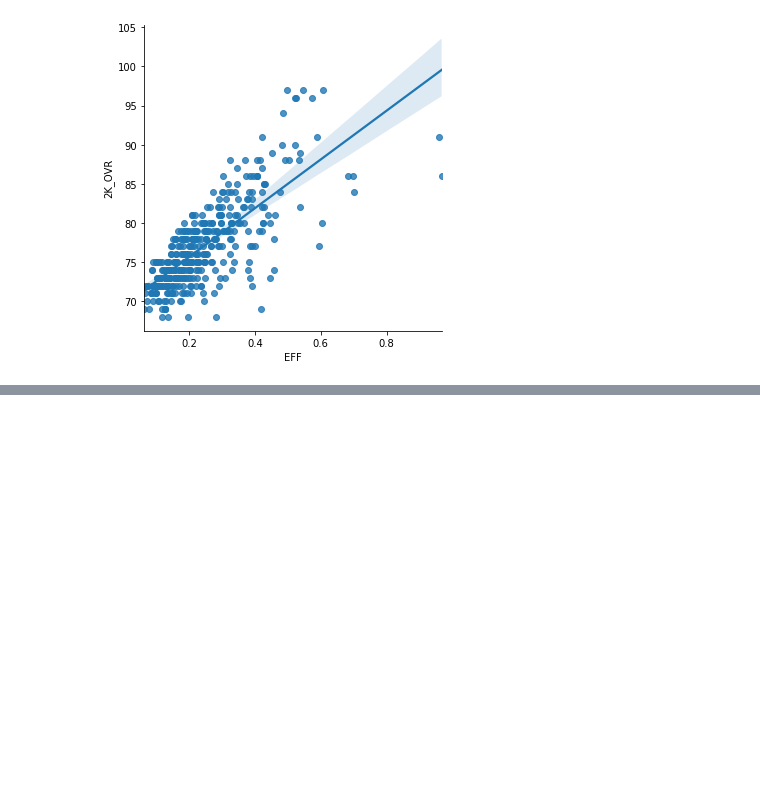
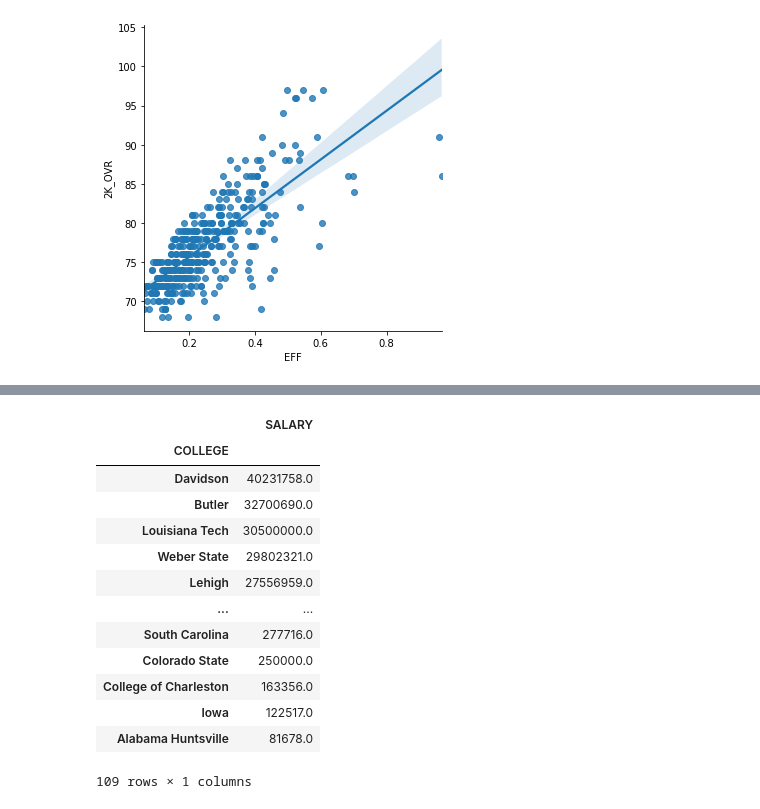
Before and after one commit to EtienneLeconte/248_Repo, a Jupyter notebook: Projects/NBA STATS SCRAPING.ipynb, the cells around one changed output, grey strips where cells are left out. Saved outputs shown, nothing was run; the diff lists cells and outputs as text; code cells hidden in the pictures; blank space fills up the shorter version.

```diff
--- a/Projects/NBA STATS SCRAPING.ipynb
+++ b/Projects/NBA STATS SCRAPING.ipynb
@@ -162,0 +174,18 @@ Note: you may need to restart the kernel to use updated packages.
+# %%
+salavg=pd.DataFrame(fdata.groupby('COLLEGE').SALARY.mean().sort_values(ascending=False).round(2).dropna())
+salavg
+# %% [output]
+|  | SALARY |
+| COLLEGE |  |
+| Davidson | 40231758.0 |
+| Butler | 32700690.0 |
+| Louisiana Tech | 30500000.0 |
+| Weber State | 29802321.0 |
+| Lehigh | 27556959.0 |
+| ... | ... |
+| South Carolina | 277716.0 |
+| Colorado State | 250000.0 |
+| College of Charleston | 163356.0 |
+| Iowa | 122517.0 |
+| Alabama Huntsville | 81678.0 |
+109 rows × 1 columns
```
Also changed, not shown: parts of 8 cells of this notebook, 2 other files.
